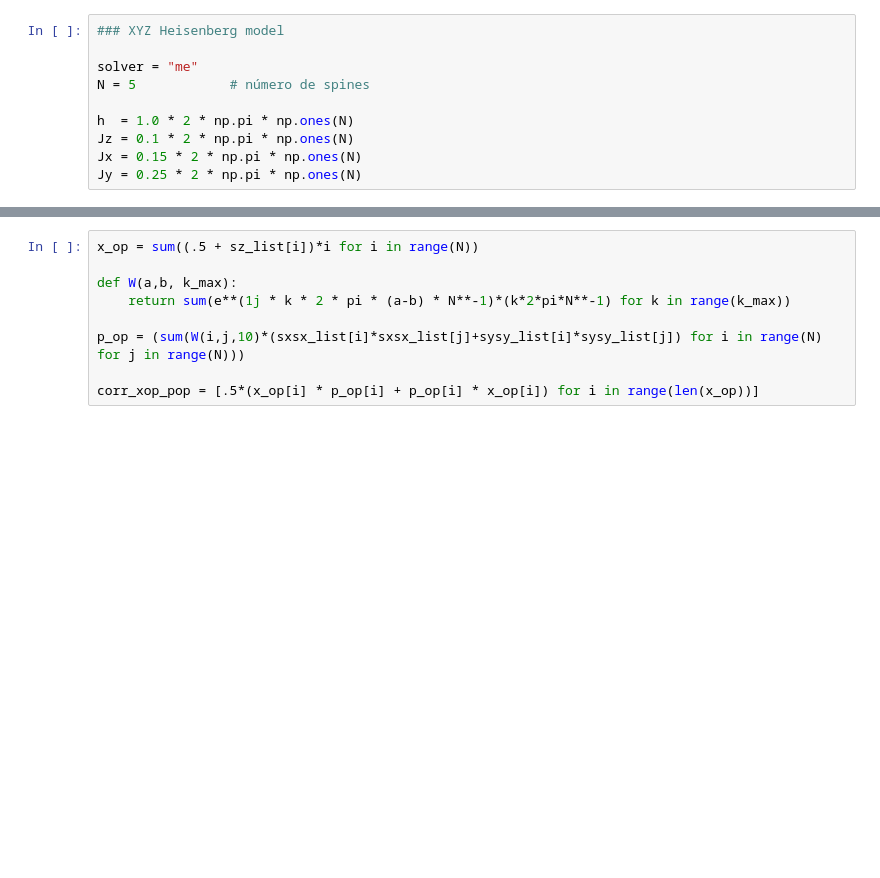
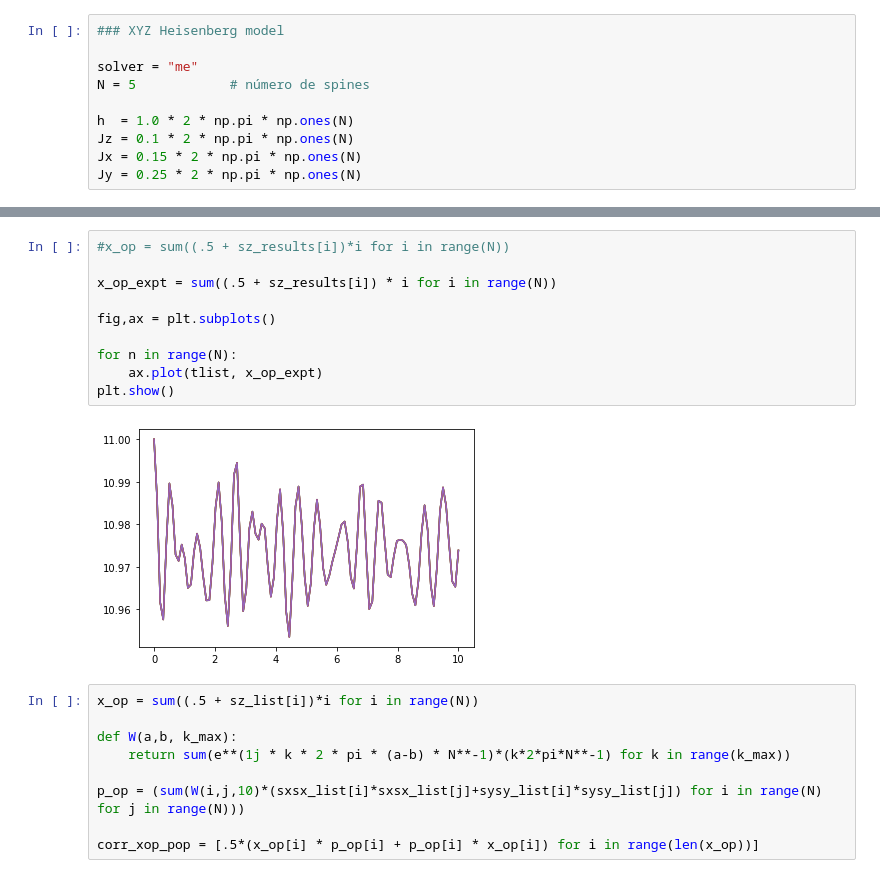
Before and after one commit to tomi-cuentitas/Spin-Chains-, a Jupyter notebook: corr_xop_v._pop_Heisenberg_chain.ipynb, the cells around one changed output, grey strips where cells are left out. Cells and saved outputs as stored; diff of their text form; blank space fills up the shorter version.

```diff
--- a/corr_xop_v._pop_Heisenberg_chain.ipynb
+++ b/corr_xop_v._pop_Heisenberg_chain.ipynb
@@ -101,3 +135,15 @@ AttributeError: ignored
+# %%
+#x_op = sum((.5 + sz_results[i])*i for i in range(N))
+
+x_op_expt = sum((.5 + sz_results[i]) * i for i in range(N))
+
+fig,ax = plt.subplots()
+
+for n in range(N):
+    ax.plot(tlist, x_op_expt)
+plt.show()
+# %% [output]
+[figure, added]
 # %%
 x_op = sum((.5 + sz_list[i])*i for i in range(N))
 
```
Also changed, not shown: parts of 4 cells of this notebook.
